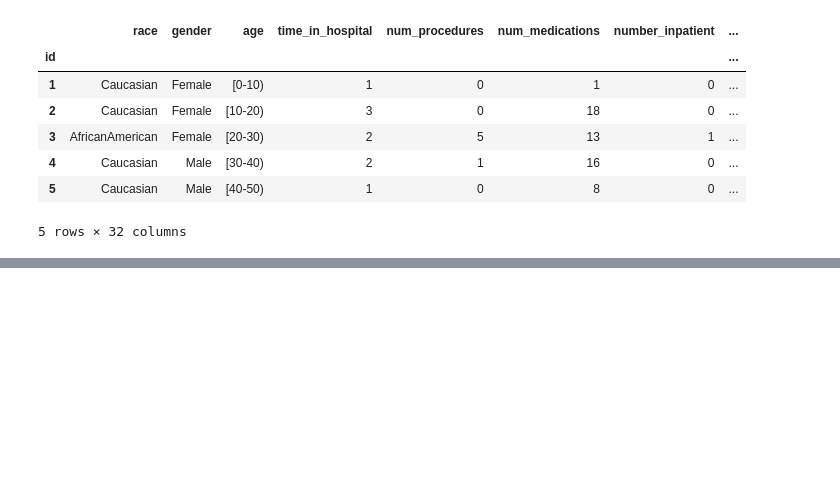
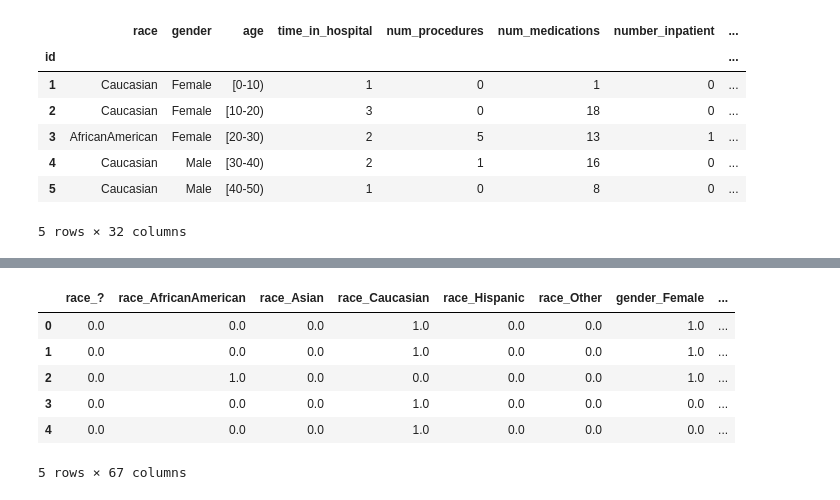
Before and after one commit to nielsdehaan1977/Fintech_Project2, a Jupyter notebook: Jason/diabetes_hospitalizations.ipynb, the cells around one changed output, grey strips where cells are left out. Drawn from its saved outputs; the diff is of its cells as text; code cells hidden in the pictures; blank space fills up the shorter version.

Commit message:
onehotencoder applied categorical variables
datasets concatenated. loc function applied to identify patients with hospital stays >= 7 days. trying to convert floats < 7 days to 0 and >= 7 days  to 1

```diff
--- a/Jason/diabetes_hospitalizations.ipynb
+++ b/Jason/diabetes_hospitalizations.ipynb
@@ -134,0 +170,2 @@ Name: age, dtype: object
+# %%
+categorical_variables = list(hospitalizations_df.dtypes[hospitalizations_df.dtypes=='object'].index)
@@ -134,0 +192,15 @@ Name: age, dtype: object
+# %%
+enc = OneHotEncoder(sparse=False)
+# %%
+encoded_data = enc.fit_transform(hospitalizations_df[categorical_variables])
+# %%
+encoded_hospitalizations_df = pd.DataFrame(encoded_data, columns=enc.get_feature_names_out(categorical_variables))
+encoded_hospitalizations_df.head()
+# %% [output]
+|  | race_? | race_AfricanAmerican | race_Asian | race_Caucasian | race_Hispanic | race_Other | gender_Female | ... |
+| 0 | 0.0 | 0.0 | 0.0 | 1.0 | 0.0 | 0.0 | 1.0 | ... |
+| 1 | 0.0 | 0.0 | 0.0 | 1.0 | 0.0 | 0.0 | 1.0 | ... |
+| 2 | 0.0 | 1.0 | 0.0 | 0.0 | 0.0 | 0.0 | 1.0 | ... |
+| 3 | 0.0 | 0.0 | 0.0 | 1.0 | 0.0 | 0.0 | 0.0 | ... |
+| 4 | 0.0 | 0.0 | 0.0 | 1.0 | 0.0 | 0.0 | 0.0 | ... |
+5 rows × 67 columns
```
Also changed, not shown: parts of 8 cells of this notebook.
